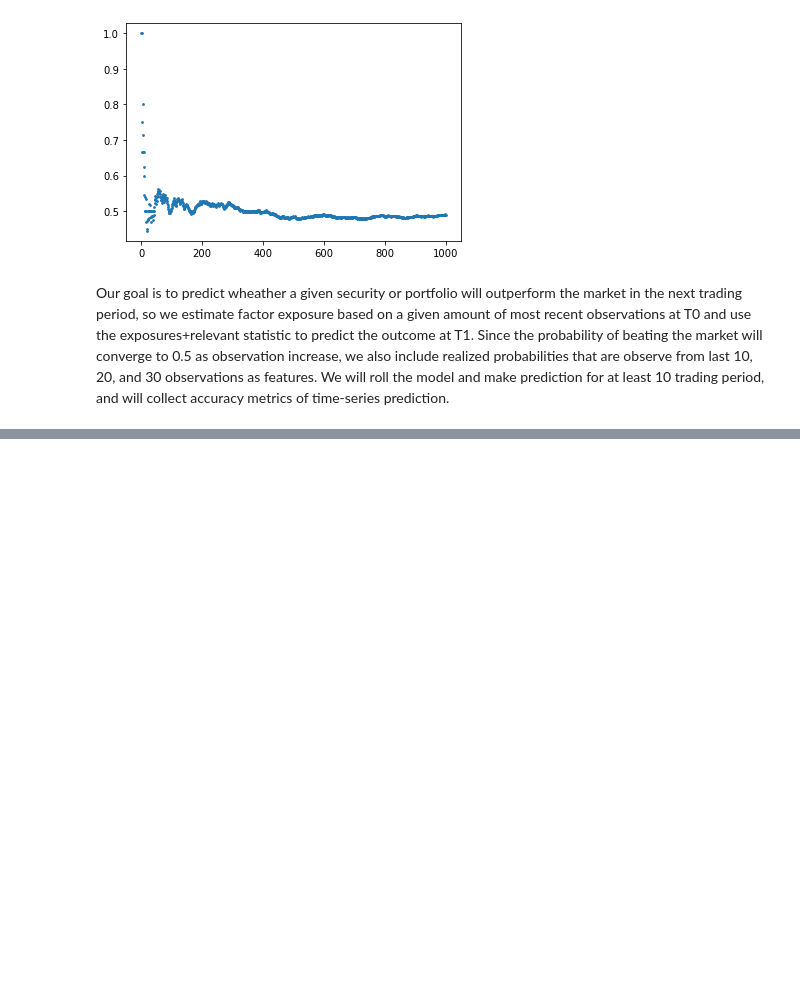
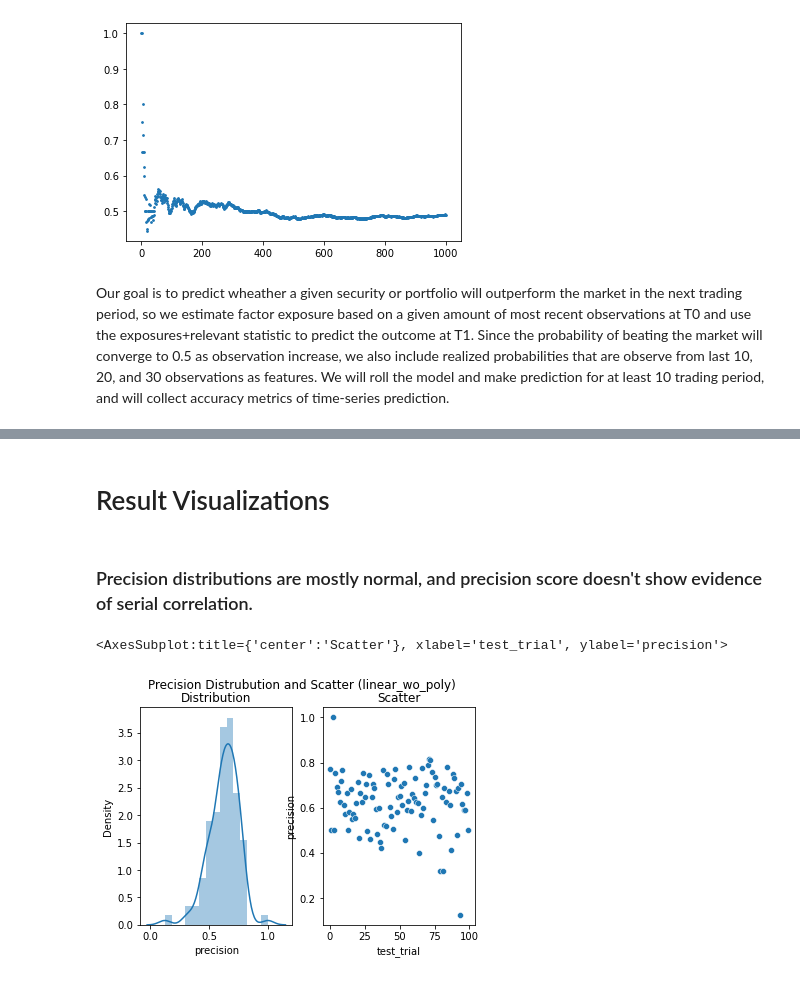
Before and after one commit to DominicRicci/CSS_Project, a Jupyter notebook: CSS100.ipynb, the cells around one changed output, grey strips where cells are left out. Drawn from its saved outputs; the diff is of its cells as text; code cells hidden in the pictures; blank space fills up the shorter version.

```diff
--- a/CSS100.ipynb
+++ b/CSS100.ipynb
@@ -722,0 +618,9 @@ p6
+# %%
+result = pd.read_csv("performence_2m_100obs.csv")
+# %%
+linear_wo_poly_result = result[result["model"]=="linear_wo_poly_100p"]
+lasso_wo_poly_result = result[result["model"]=="lass_wo_poly_100p"]
+elastic_wo_poly_result = result[result["model"]=="ela_wo_poly_100p"]
+ridge_wo_poly_result = result[result["model"]=="ridg_wo_poly_100p"]
+ridge_w_poly_result = result[result["model"]=="ridg_w_poly_100p"]
+elastic_w_poly_result = result[result["model"]=="ela_w_poly_100p"]
@@ -722,0 +701,14 @@ p6
+# %% [markdown]
+# Result Visualizations
+# %% [markdown]
+### Precision distributions are mostly normal, and precision score doesn't show evidence of serial correlation.
+# %%
+fig, axes = plt.subplots(1, 2)
+fig.suptitle("Precision Distrubution and Scatter (linear_wo_poly)")
+axes[0].set_title("Distribution")
+axes[1].set_title("Scatter")
+sns.distplot(linear_wo_poly_result["precision"], ax = axes[0])
+sns.scatterplot(x = "test_trial", y = "precision", data=linear_wo_poly_result, ax = axes[1])
+# %% [output]
+<AxesSubplot:title={'center':'Scatter'}, xlabel='test_trial', ylabel='precision'>
+[figure, added]
```
Also changed, not shown: parts of 41 cells of this notebook.
